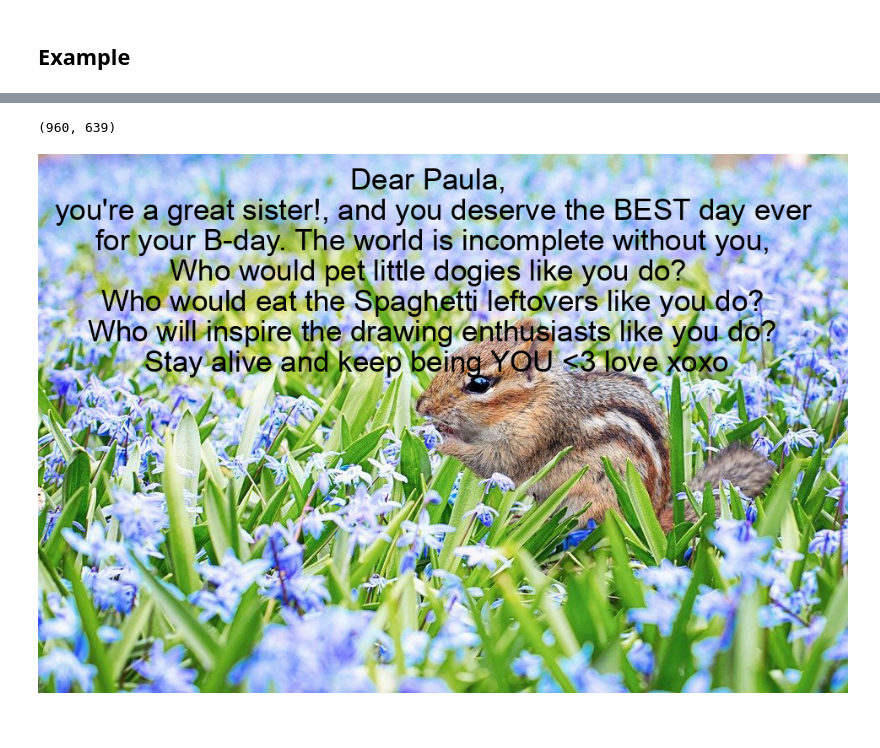
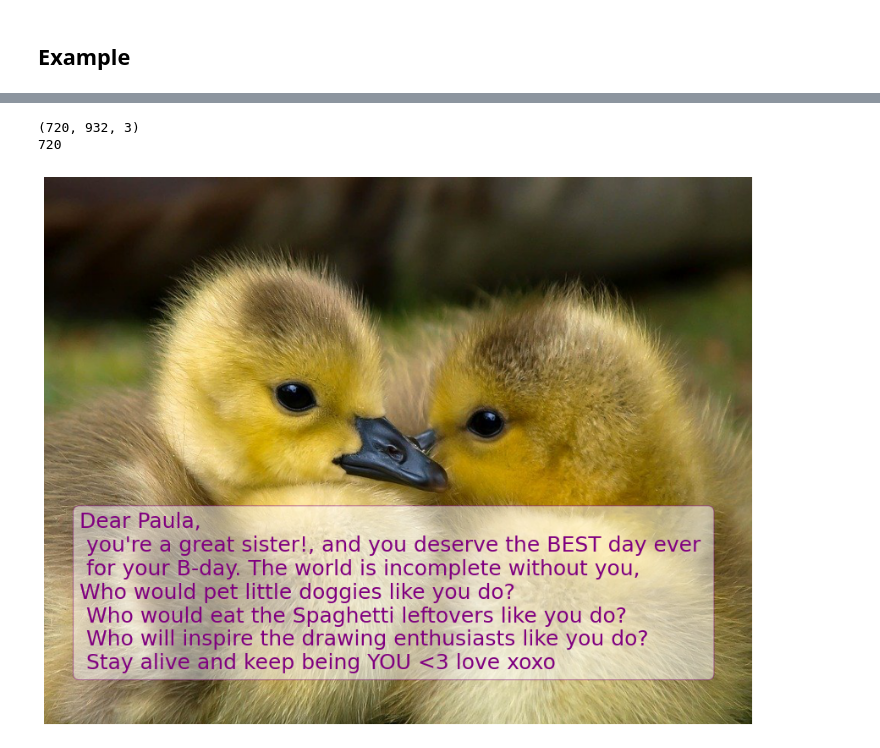
Before and after one commit to binodbhttr/Happy-Random-Birthday, a Jupyter notebook: HB-generator.ipynb, the cells around one changed output, grey strips where cells are left out. Drawn from its saved outputs; the diff is of its cells as text; code cells hidden in the pictures; blank space fills up the shorter version.

```diff
--- a/HB-generator.ipynb
+++ b/HB-generator.ipynb
@@ -46,6 +48,9 @@ class Attributes(Person):
         self.fav_activity = activity
 
     def Bday_text(self):
+        '''
+
+        '''
         assert type(self.name) == str
         assert type(self.relation) == str
         intro = "Dear " + self.name + ", \n you're a great " + self.relation + "!, and you deserve the BEST day ever \n for your B-day."
@@ -71,7 +76,7 @@ class Attributes(Person):
         Hbday = Hbday + final
         return Hbday
 
-    def Bday_card(self, color, image):
+    def Bday_card(self, color):
         '''
 
         '''
@@ -82,6 +87,8 @@ class Attributes(Person):
             c = (0, 255, 255)
         if color == 'black':
             c = (0, 0, 0)
+        if color == 'red':
+            c = (255, 51, 51)
 
         links = ['https://cdn.pixabay.com/photo/2019/05/21/07/11/cat-4218424_960_720.jpg',
             'https://cdn.pixabay.com/photo/2016/11/23/14/22/ducklings-1853178_960_720.jpg',
@@ -90,17 +97,25 @@ class Attributes(Person):
             'https://cdn.pixabay.com/photo/2016/11/13/21/46/sheep-1822137_960_720.jpg',
             'https://cdn.pixabay.com/photo/2014/04/13/20/49/cat-323262_960_720.jpg']
 
+        i = np.random.randint(5)
         opener = urllib.request.URLopener()
         opener.addheader('User-Agent', 'whatever')
-        filename, headers = opener.retrieve(links[image], "cute_images/cute_{}.jpg".format(i))
+        filename, headers = opener.retrieve(links[i], "cute_images/cute_{}.jpg".format(i))
 
-        cute_img = Image.open("cute_images/cute_{}.jpg".format(i))
-        image_editable = ImageDraw.Draw(cute_img)
-        cute_img
-        font = ImageFont.truetype('Arial.ttf', 35)
-        image_editable.multiline_text((10, 10), self.Bday_text(), c , font=font, align='center')
-        print(cute_img.size)
 
-        return cute_img
+        img = mpimg.imread("cute_images/cute_{}.jpg".format(i))
+
+        y = img.shape[0]
+        print(img.shape)
+        print(y)
+
+        cute_img = plt.figure(figsize = (15,15))
+        ax = plt.subplot(111)
+        plt.imshow(img)
+        t = plt.text(0.05, 0.1, self.Bday_text() , transform=ax.transAxes, fontsize=25, color = color)
+        t.set_bbox(dict(facecolor='white', alpha=0.5, edgecolor=color, boxstyle="round",))
+        plt.axis('off')
+        plt.show()
+        return
 # %% [markdown]
 ## Example
@@ -107,11 +130,12 @@ class Attributes(Person):
 # %%
 Paula = Attributes("Paula","sister")
 Paula.fav_food = "Spaghetti"
-Paula.fav_animal = "little dogies"
+Paula.fav_animal = "little doggies"
 Paula.fav_activity = "drawing"
 # %%
 Paula.Bday_text()
-Paula.Bday_card('black', 2)
+Paula.Bday_card('purple')
 # %% [output]
-(960, 639)
+(720, 932, 3)
+720
-[figure, old version]
+[figure, new version]
```
Also changed, not shown: parts of 2 cells of this notebook.
